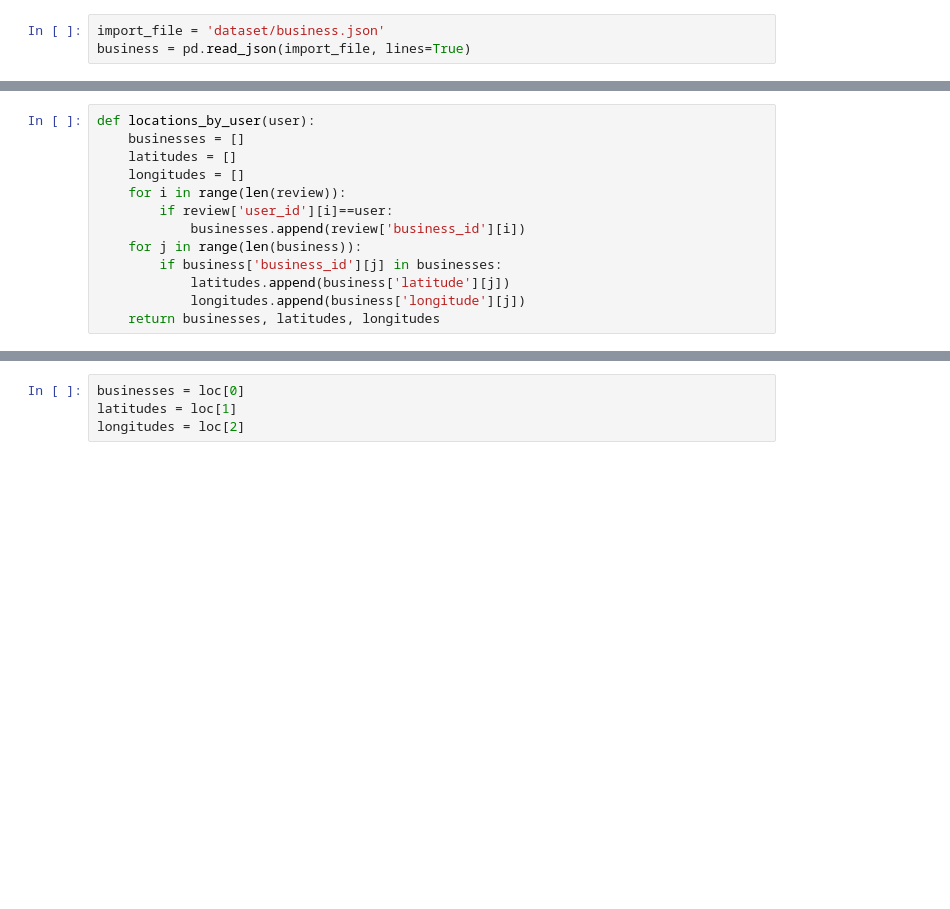
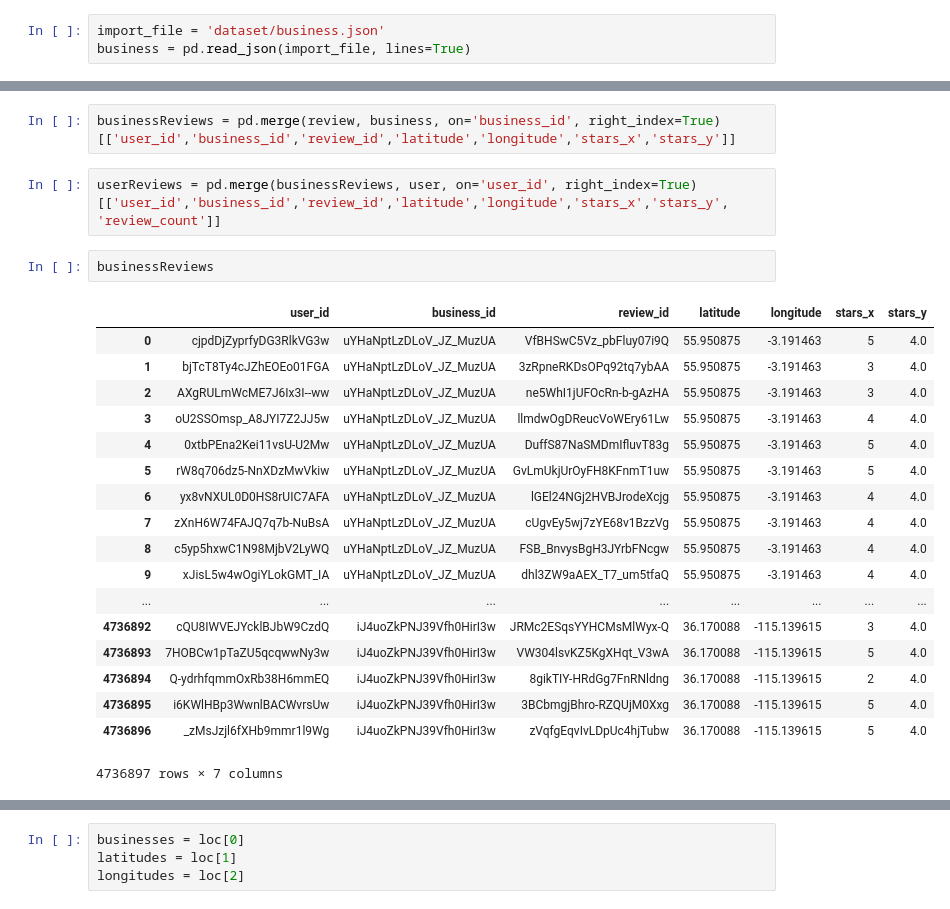
Before and after one commit to CornellDataScience/NLP_Research-FA17, a Jupyter notebook: local-elites/brian/Week3.ipynb, the cells around one changed output, grey strips where cells are left out. Cells and saved outputs as stored; diff of their text form; blank space fills up the shorter version.

```diff
--- a/local-elites/brian/Week3.ipynb
+++ b/local-elites/brian/Week3.ipynb
@@ -34,13 +37,25 @@ review
-# %%
-def locations_by_user(user):
-    businesses = []
-    latitudes = []
-    longitudes = []
-    for i in range(len(review)):
-        if review['user_id'][i]==user:
-            businesses.append(review['business_id'][i])
-    for j in range(len(business)):
-        if business['business_id'][j] in businesses:
-            latitudes.append(business['latitude'][j])
-            longitudes.append(business['longitude'][j])
-    return businesses, latitudes, longitudes
+# %%
+businessReviews = pd.merge(review, business, on='business_id', right_index=True)[['user_id','business_id','review_id','latitude','longitude','stars_x','stars_y']]
+# %%
+userReviews = pd.merge(businessReviews, user, on='user_id', right_index=True)[['user_id','business_id','review_id','latitude','longitude','stars_x','stars_y', 'review_count']]
+# %%
+businessReviews
+# %% [output]
+|  | user_id | business_id | review_id | latitude | longitude | stars_x | stars_y |
+| 0 | cjpdDjZyprfyDG3RlkVG3w | uYHaNptLzDLoV_JZ_MuzUA | VfBHSwC5Vz_pbFluy07i9Q | 55.950875 | -3.191463 | 5 | 4.0 |
+| 1 | bjTcT8Ty4cJZhEOEo01FGA | uYHaNptLzDLoV_JZ_MuzUA | 3zRpneRKDsOPq92tq7ybAA | 55.950875 | -3.191463 | 3 | 4.0 |
+| 2 | AXgRULmWcME7J6Ix3I--ww | uYHaNptLzDLoV_JZ_MuzUA | ne5WhI1jUFOcRn-b-gAzHA | 55.950875 | -3.191463 | 3 | 4.0 |
+| 3 | oU2SSOmsp_A8JYI7Z2JJ5w | uYHaNptLzDLoV_JZ_MuzUA | llmdwOgDReucVoWEry61Lw | 55.950875 | -3.191463 | 4 | 4.0 |
+| 4 | 0xtbPEna2Kei11vsU-U2Mw | uYHaNptLzDLoV_JZ_MuzUA | DuffS87NaSMDmIfluvT83g | 55.950875 | -3.191463 | 5 | 4.0 |
+| 5 | rW8q706dz5-NnXDzMwVkiw | uYHaNptLzDLoV_JZ_MuzUA | GvLmUkjUrOyFH8KFnmT1uw | 55.950875 | -3.191463 | 5 | 4.0 |
+| 6 | yx8vNXUL0D0HS8rUIC7AFA | uYHaNptLzDLoV_JZ_MuzUA | lGEl24NGj2HVBJrodeXcjg | 55.950875 | -3.191463 | 4 | 4.0 |
+| 7 | zXnH6W74FAJQ7q7b-NuBsA | uYHaNptLzDLoV_JZ_MuzUA | cUgvEy5wj7zYE68v1BzzVg | 55.950875 | -3.191463 | 4 | 4.0 |
+| 8 | c5yp5hxwC1N98MjbV2LyWQ | uYHaNptLzDLoV_JZ_MuzUA | FSB_BnvysBgH3JYrbFNcgw | 55.950875 | -3.191463 | 4 | 4.0 |
+| 9 | xJisL5w4wOgiYLokGMT_IA | uYHaNptLzDLoV_JZ_MuzUA | dhl3ZW9aAEX_T7_um5tfaQ | 55.950875 | -3.191463 | 4 | 4.0 |
+| ... | ... | ... | ... | ... | ... | ... | ... |
+| 4736892 | cQU8IWVEJYcklBJbW9CzdQ | iJ4uoZkPNJ39Vfh0HirI3w | JRMc2ESqsYYHCMsMlWyx-Q | 36.170088 | -115.139615 | 3 | 4.0 |
+| 4736893 | 7HOBCw1pTaZU5qcqwwNy3w | iJ4uoZkPNJ39Vfh0HirI3w | VW304lsvKZ5KgXHqt_V3wA | 36.170088 | -115.139615 | 5 | 4.0 |
+| 4736894 | Q-ydrhfqmmOxRb38H6mmEQ | iJ4uoZkPNJ39Vfh0HirI3w | 8gikTIY-HRdGg7FnRNldng | 36.170088 | -115.139615 | 2 | 4.0 |
+| 4736895 | i6KWlHBp3WwnlBACWvrsUw | iJ4uoZkPNJ39Vfh0HirI3w | 3BCbmgjBhro-RZQUjM0Xxg | 36.170088 | -115.139615 | 5 | 4.0 |
+| 4736896 | _zMsJzjl6fXHb9mmr1l9Wg | iJ4uoZkPNJ39Vfh0HirI3w | zVqfgEqvIvLDpUc4hjTubw | 36.170088 | -115.139615 | 5 | 4.0 |
+4736897 rows × 7 columns
```
Also changed, not shown: parts of 12 cells of this notebook, 1 other file.
